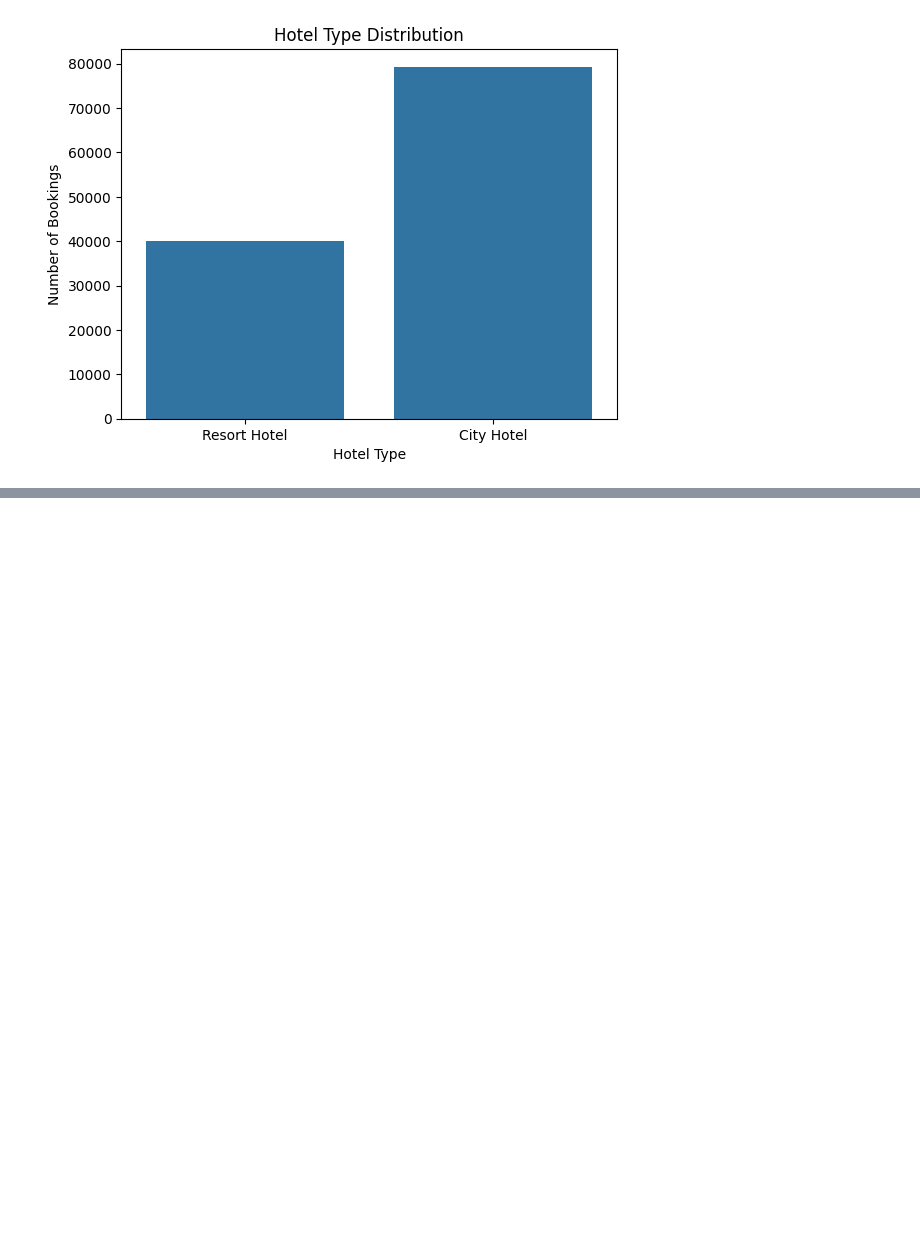
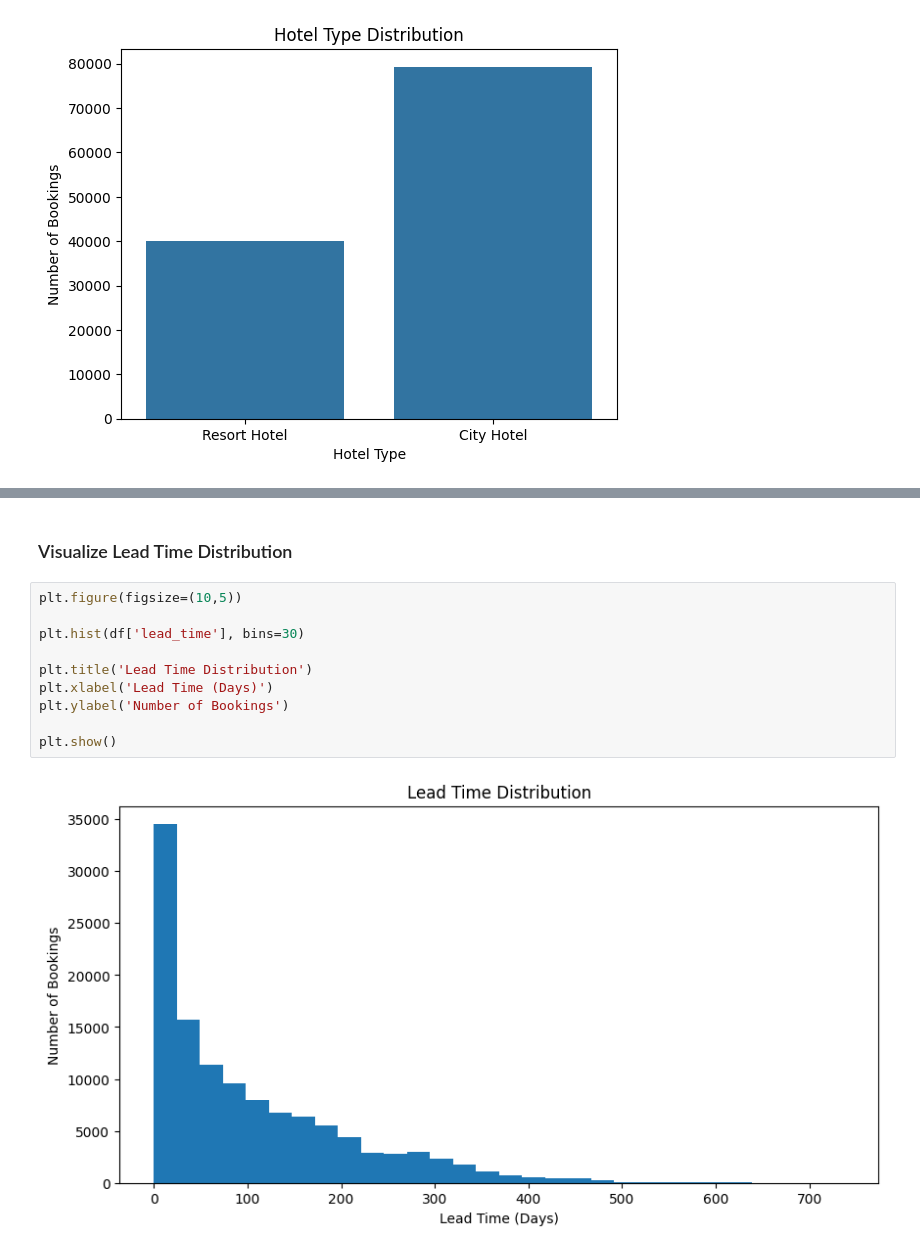
Before and after one commit to AbhishekShah272002/Deep-Learning-and-NLP, a Jupyter notebook: hotel_bookings_nlp.ipynb, the cells around one changed output, grey strips where cells are left out. Drawn from its saved outputs; the diff is of its cells as text; blank space fills up the shorter version.

```diff
--- a/hotel_bookings_nlp.ipynb
+++ b/hotel_bookings_nlp.ipynb
@@ -167,0 +183,14 @@ plt.show()
+# %% [markdown]
+### Visualize Lead Time Distribution
+# %%
+plt.figure(figsize=(10,5))
+
+plt.hist(df['lead_time'], bins=30)
+
+plt.title('Lead Time Distribution')
+plt.xlabel('Lead Time (Days)')
+plt.ylabel('Number of Bookings')
+
+plt.show()
+# %% [output]
+[figure, added]
```
Also changed, not shown: parts of 2 cells of this notebook.
